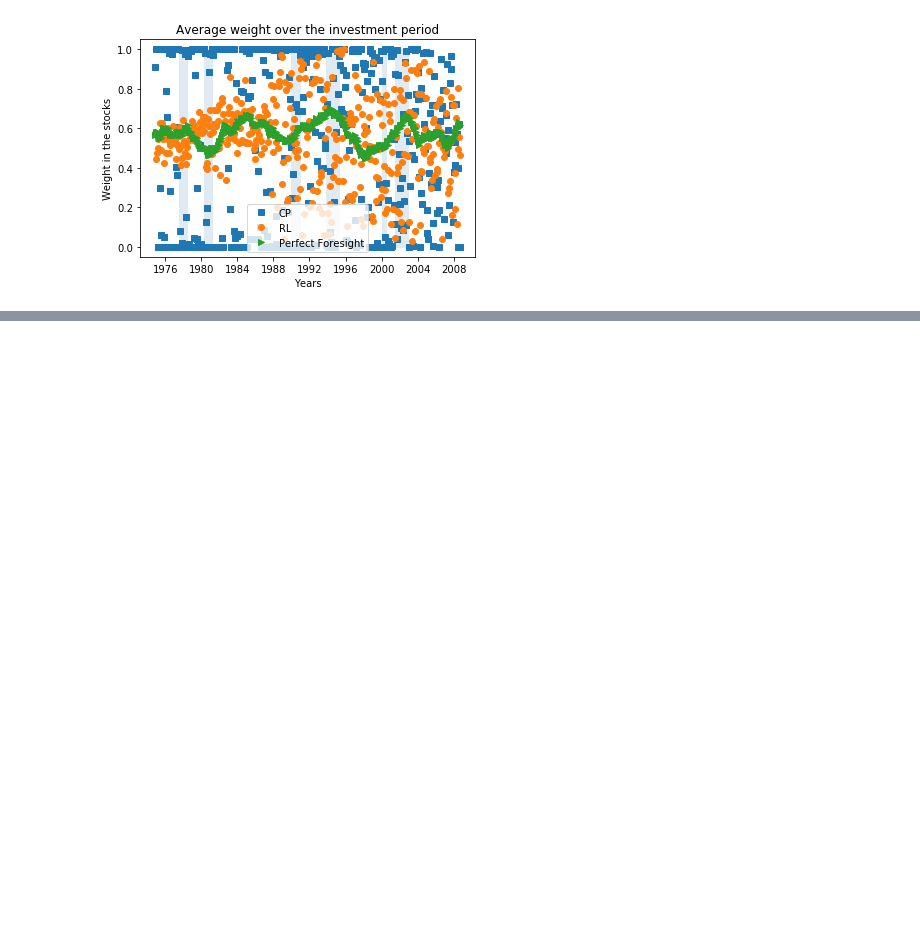
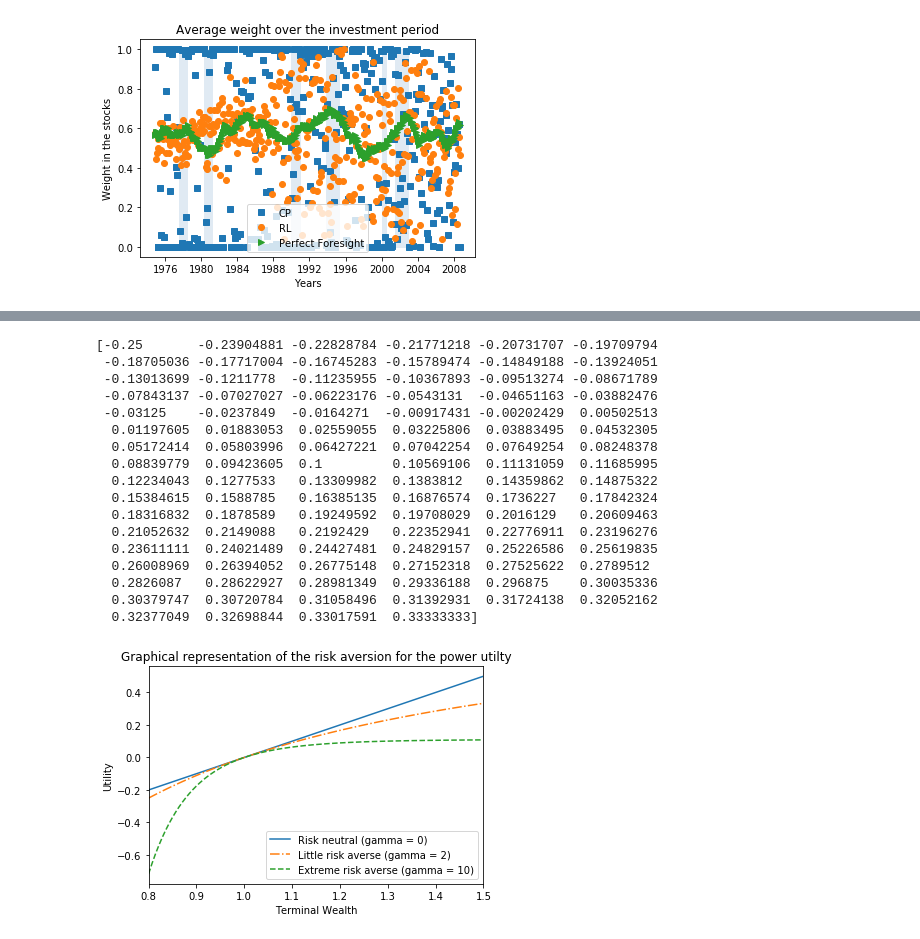
Before and after one commit to laurensWe/MThesis, a Jupyter notebook: plotjes.ipynb, the cells around one changed output, grey strips where cells are left out. Saved outputs shown, nothing was run; the diff lists cells and outputs as text; code cells hidden in the pictures; blank space fills up the shorter version.

```diff
--- a/plotjes.ipynb
+++ b/plotjes.ipynb
@@ -256,0 +363,41 @@ plt.show()
+# %%
+# Power utility plot
+
+points = np.linspace(0.8, 1.5, 100)
+
+gamma0 = (points**(1-0) -1)/ (1-0)
+# print(gamma0, points)
+gamma2 = (points**(1-2) -1)/ (1-2)
+gamma10 = (points**(1-10) -1)/ (1-10)
+
+print(gamma2)
+plt.plot(points, gamma0, '-')
+plt.plot(points, gamma2, '-.')
+plt.plot(points, gamma10, '--')
+
+plt.xlim(0.80, 1.5)
+plt.xlabel('Terminal Wealth')
+plt.ylabel('Utility')
+plt.legend(loc='best', labels=['Risk neutral (gamma = 0)','Little risk averse (gamma = 2)', 'Extreme risk averse (gamma = 10)'])
+plt.title('Graphical representation of the risk aversion for the power utilty')
+plt.savefig('Risk_Aversion.png', transparent=True, bbox_inches='tight')
+plt.show()
+# %% [output]
+[-0.25       -0.23904881 -0.22828784 -0.21771218 -0.20731707 -0.19709794
+ -0.18705036 -0.17717004 -0.16745283 -0.15789474 -0.14849188 -0.13924051
+ -0.13013699 -0.1211778  -0.11235955 -0.10367893 -0.09513274 -0.08671789
+ -0.07843137 -0.07027027 -0.06223176 -0.0543131  -0.04651163 -0.03882476
+ -0.03125    -0.0237849  -0.0164271  -0.00917431 -0.00202429  0.00502513
+  0.01197605  0.01883053  0.02559055  0.03225806  0.03883495  0.04532305
+  0.05172414  0.05803996  0.06427221  0.07042254  0.07649254  0.08248378
+  0.08839779  0.09423605  0.1         0.10569106  0.11131059  0.11685995
+  0.12234043  0.1277533   0.13309982  0.1383812   0.14359862  0.14875322
+  0.15384615  0.1588785   0.16385135  0.16876574  0.1736227   0.17842324
+  0.18316832  0.1878589   0.19249592  0.19708029  0.2016129   0.20609463
+  0.21052632  0.2149088   0.2192429   0.22352941  0.22776911  0.23196276
+  0.23611111  0.24021489  0.24427481  0.24829157  0.25226586  0.25619835
+  0.26008969  0.26394052  0.26775148  0.27152318  0.27525622  0.2789512
+  0.2826087   0.28622927  0.28981349  0.29336188  0.296875    0.30035336
+  0.30379747  0.30720784  0.31058496  0.31392931  0.31724138  0.32052162
+  0.32377049  0.32698844  0.33017591  0.33333333]
+[figure, added]
```
Also changed, not shown: parts of 2 cells of this notebook, 19 other files.
